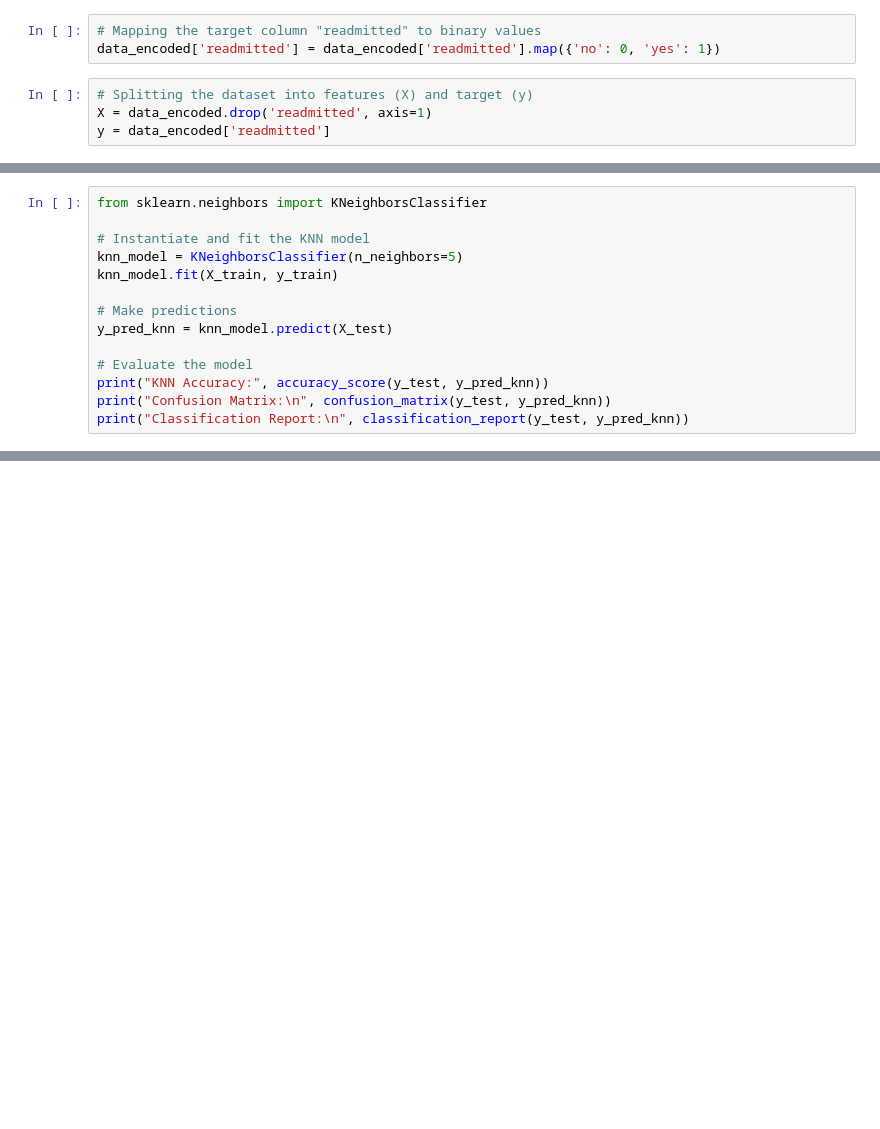
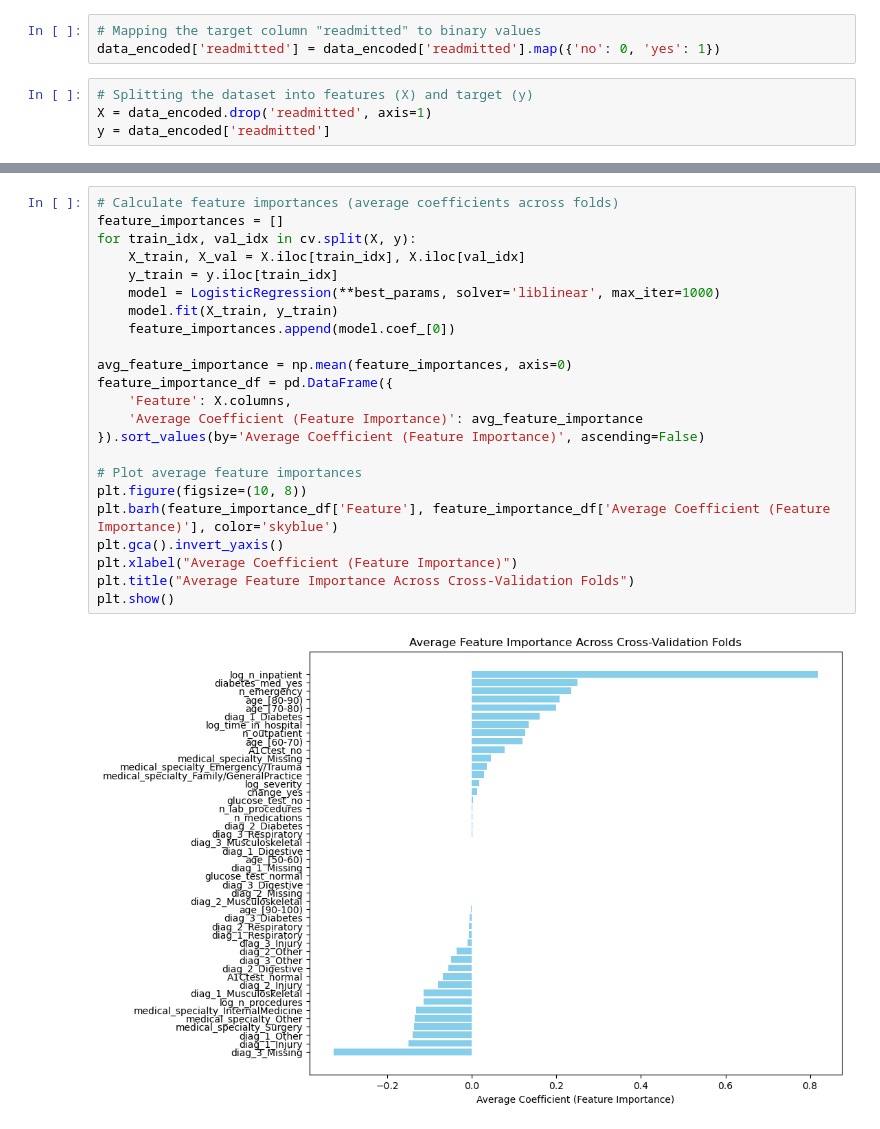
Before and after one commit to AHerdOfHLMilk/DBA3803_Project, a Jupyter notebook: logistic regression project.ipynb, the cells around one changed output, grey strips where cells are left out. Saved outputs shown, nothing was run; the diff lists cells and outputs as text; blank space fills up the shorter version.

```diff
--- a/logistic regression project.ipynb
+++ b/logistic regression project.ipynb
@@ -231,14 +117,0 @@ plt.show()
-# %%
-from sklearn.neighbors import KNeighborsClassifier
-
-# Instantiate and fit the KNN model
-knn_model = KNeighborsClassifier(n_neighbors=5)
-knn_model.fit(X_train, y_train)
-
-# Make predictions
-y_pred_knn = knn_model.predict(X_test)
-
-# Evaluate the model
-print("KNN Accuracy:", accuracy_score(y_test, y_pred_knn))
-print("Confusion Matrix:\n", confusion_matrix(y_test, y_pred_knn))
-print("Classification Report:\n", classification_report(y_test, y_pred_knn))
@@ -246,0 +171,25 @@ AttributeError: 'Flags' object has no attribute 'c_contiguous'
+# %%
+# Calculate feature importances (average coefficients across folds)
+feature_importances = []
+for train_idx, val_idx in cv.split(X, y):
+    X_train, X_val = X.iloc[train_idx], X.iloc[val_idx]
+    y_train = y.iloc[train_idx]
+    model = LogisticRegression(**best_params, solver='liblinear', max_iter=1000)
+    model.fit(X_train, y_train)
+    feature_importances.append(model.coef_[0])
+
+avg_feature_importance = np.mean(feature_importances, axis=0)
+feature_importance_df = pd.DataFrame({
+    'Feature': X.columns,
+    'Average Coefficient (Feature Importance)': avg_feature_importance
+}).sort_values(by='Average Coefficient (Feature Importance)', ascending=False)
+
+# Plot average feature importances
+plt.figure(figsize=(10, 8))
+plt.barh(feature_importance_df['Feature'], feature_importance_df['Average Coefficient (Feature Importance)'], color='skyblue')
+plt.gca().invert_yaxis()
+plt.xlabel("Average Coefficient (Feature Importance)")
+plt.title("Average Feature Importance Across Cross-Validation Folds")
+plt.show()
+# %% [output]
+[figure, added]
```
Also changed, not shown: parts of 21 cells of this notebook.
